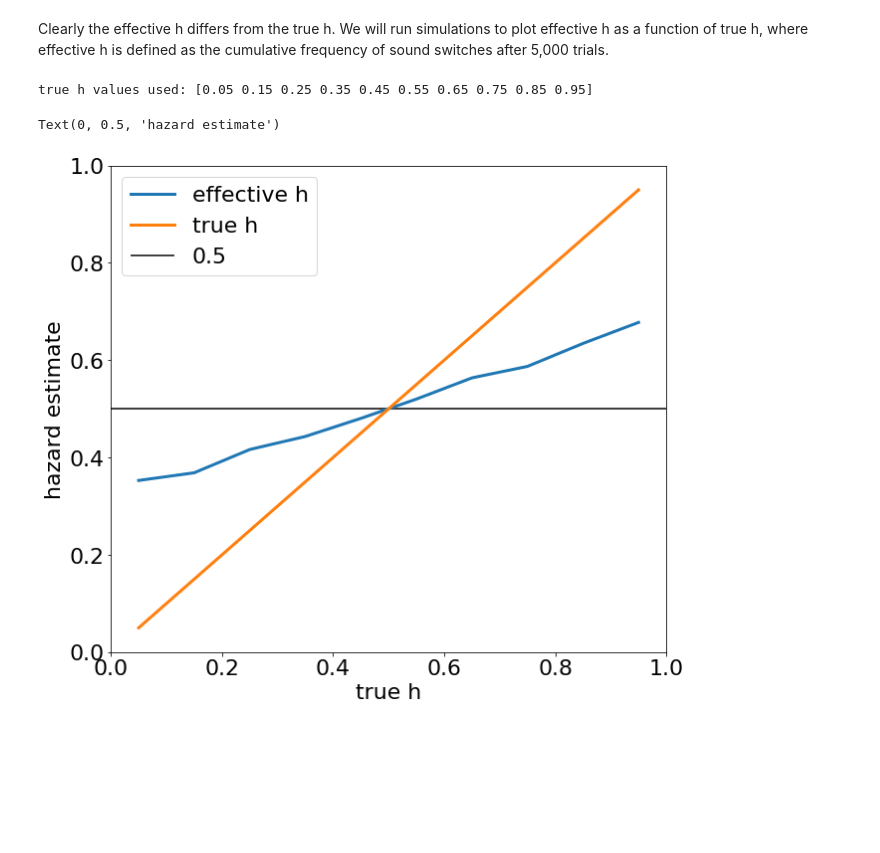
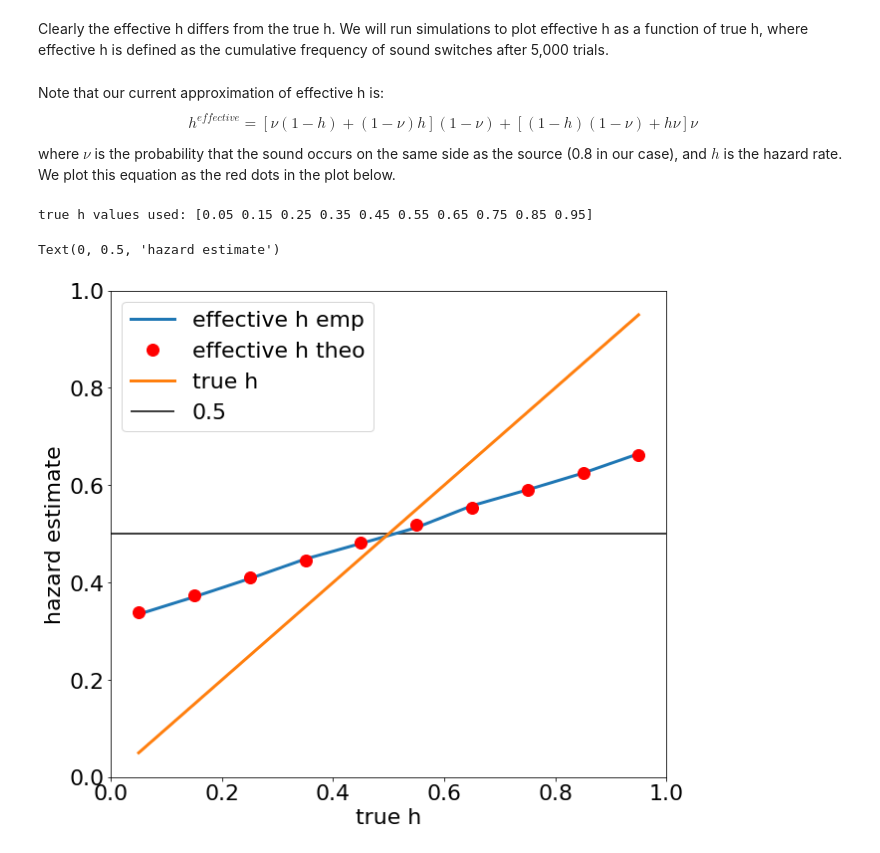
Before and after one commit to TheGoldLab/Analysis_Audio2AFC_ChangePoint, a Jupyter notebook: simulations.ipynb, the cells around one changed output. Saved outputs shown, nothing was run; the diff lists cells and outputs as text; code cells hidden in the pictures; blank space fills up the shorter version.

Commit message:
add theoretical effective h in simulations.ipynb

```diff
--- a/simulations.ipynb
+++ b/simulations.ipynb
@@ -95,12 +95,20 @@ plt.legend(['sound', 'source', 'true h'])
 # %% [markdown]
 Clearly the effective h differs from the true h. We will run simulations to plot effective h as a function of true h, where effective h is defined as the cumulative frequency of sound switches after 5,000 trials.
+# %% [markdown]
+Note that our current approximation of effective h is:
+$$h^{effective}=[\nu(1-h)+(1-\nu)h](1-\nu)+[(1-h)(1-\nu)+h\nu]\nu$$
+where $\nu$ is the probability that the sound occurs on the same side as the source (0.8 in our case), and $h$ is the hazard rate. We plot this equation as the red dots in the plot below.
+# %%
+def h_effective(h,nu):
+    return (nu*(1-h)+(1-nu)*h)*(1-nu) + ((1-h)*(1-nu)+h*nu)*nu
 # %%
 true_h = np.linspace(0.05,0.95, 10)
+effective_h = h_effective(true_h, 0.8)
 print('true h values used:', true_h)
 # %% [output]
 true h values used: [0.05 0.15 0.25 0.35 0.45 0.55 0.65 0.75 0.85 0.95]
 # %%
-effective_h = []
+effective_h_emp = []
 for h in true_h:
     # launch simulation
     tot_trials, h_values, meta_k, meta_prior_h = 5000, [h], 0, [1]
@@ -108,17 +116,18 @@ for h in true_h:
 
     # get effective h
     sound_switch_cumcount = np.array(np.cumsum(sim.data.loc[1:,"sound_switch"]))
-    effective_h.append(sound_switch_cumcount[-1] / (source_switch_cumcount.size + 1))
+    effective_h_emp.append(sound_switch_cumcount[-1] / (source_switch_cumcount.size + 1))
 # %%
 plt.rcParams["figure.figsize"] = (10, 9) # (w, h) # figure size
-plt.plot(true_h, effective_h, linewidth=LW)
+plt.plot(true_h, effective_h_emp, linewidth=LW)
+plt.plot(true_h, effective_h, 'or', markersize=12)
 plt.plot(true_h, true_h, linewidth=LW)
 plt.hlines(0.5, xmin=0, xmax=1)
 plt.xlim(0,1)
 plt.ylim(0,1)
-plt.legend(['effective h', 'true h', '0.5'])
+plt.legend(['effective h emp', 'effective h theo', 'true h', '0.5'])
 plt.xlabel('true h')
 plt.ylabel('hazard estimate')
 # %% [output]
 Text(0, 0.5, 'hazard estimate')
-[figure, old version]
+[figure, new version]
```
Also changed, not shown: parts of 6 cells of this notebook.
